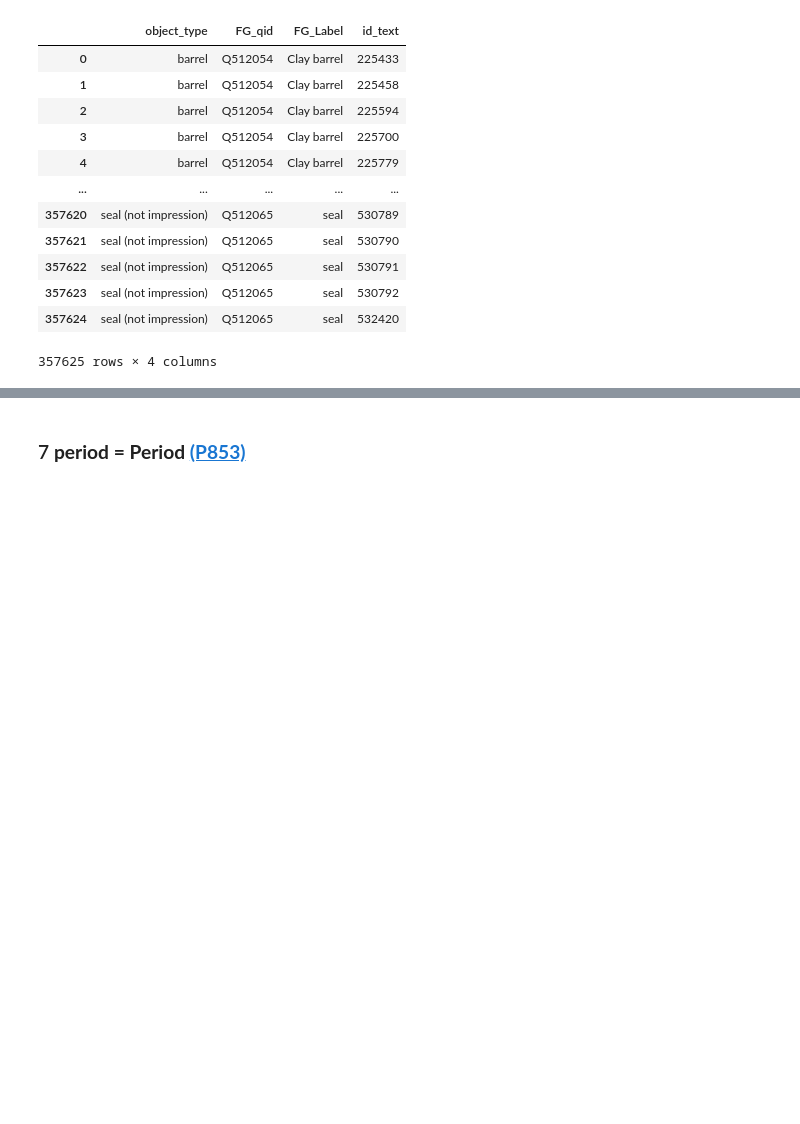
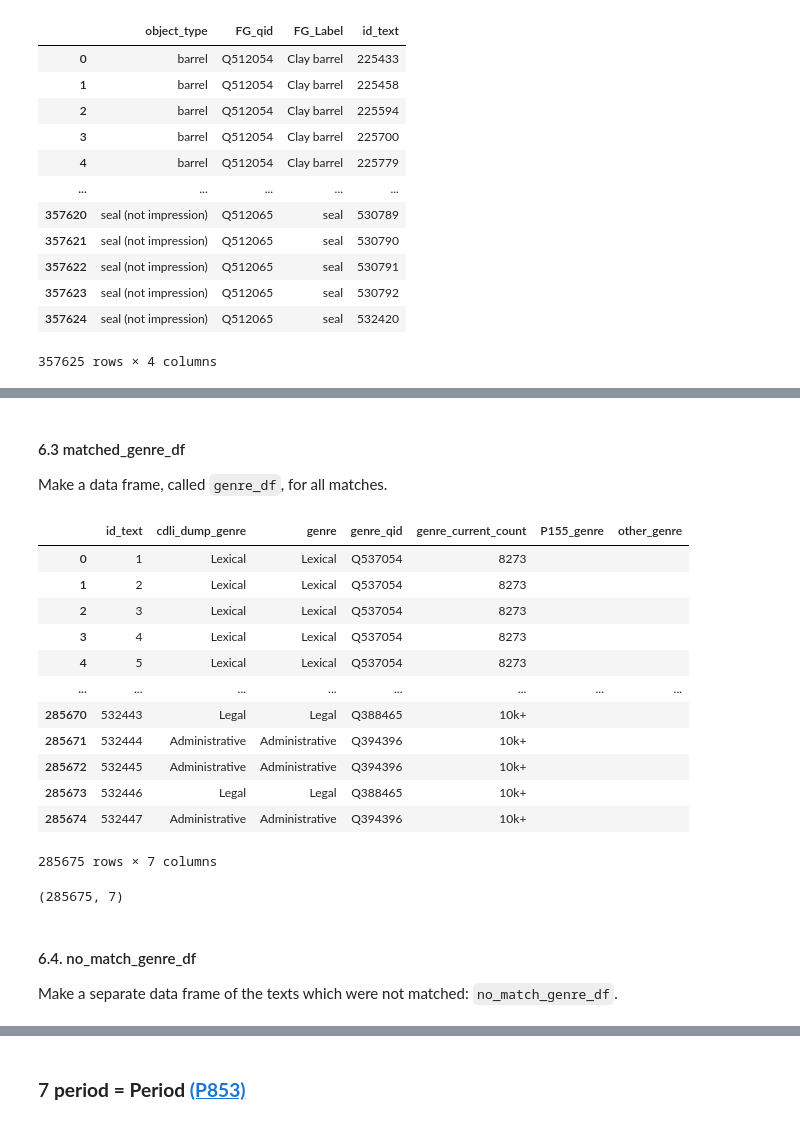
Before and after one commit to ancient-world-citation-analysis/CDLI2LoD, a Jupyter notebook: cdli_cat.ipynb, the cells around one changed output, grey strips where cells are left out. Drawn from its saved outputs; the diff is of its cells as text; code cells hidden in the pictures; blank space fills up the shorter version.

```diff
--- a/cdli_cat.ipynb
+++ b/cdli_cat.ipynb
@@ -1684,0 +1683,35 @@ no_genre_df
+# %%
+genre_url = 'https://github.com/ancient-world-citation-analysis/CDLI2LoD/blob/main/data/Genre%20-%20LOD%20Tablet%20Dictionary%20(FG%20Cuneiform).csv?raw=true'
+
+genre_reference = pd.read_csv(genre_url, sep = ',', header = 1) # use the second row as column name
+
+# fill na values with space
+genre_reference = genre_reference.fillna('')
+# rename the columns
+genre_reference.rename(columns={'Typeofwork': 'FG_qid'}, inplace=True)
+# remove entries without a FactGrid QID
+genre_reference = genre_reference[genre_reference['FG_qid'] != ''].reset_index(drop = True)
+# remove the question marks as we will deal with it later
+genre_reference['genre'] = genre_reference['cdli_genre'].map(lambda x: x.replace('?', '').rstrip())
+# drop duplicated rows
+genre_reference = genre_reference.drop_duplicates(subset=['genre'])
+# drop P155 and cdli_genre and reorder the dataframe
+genre_reference = genre_reference[['genre', 'FG_qid', 'FG_qid_2', 'FG_qid_3', 'current_count']]
+
+
+# for now, we will not consider the ones with multiple entires
+# so remove the ones with ; or , in the record
+genre_reference = genre_reference[[(';' not in i)&(',' not in i) for i in genre_reference['genre']]]
+# drop FG_qid_2 and 3
+genre_reference = genre_reference.drop(columns = ['FG_qid_2', 'FG_qid_3'])
+# reset_index
+genre_reference = genre_reference.reset_index(drop = True)
+
+# standardize format to prepare for the match
+genre_reference['genre'] = [g.capitalize() for g in genre_reference['genre']]
+# drop rows with typo
+genre_reference = genre_reference.drop([19, 20])
+# reset_index
+genre_reference = genre_reference.reset_index(drop = True)
+
+genre_reference
@@ -1684,0 +1836,29 @@ no_genre_df
+# %% [markdown]
+#### 6.3 matched_genre_df
+
+Make a data frame, called `genre_df`, for all matches.
+# %%
+matched_genre_df = genre_df[~genre_df.index.isin(no_match_indices_genre)].reset_index(drop = True)
+matched_genre_df
+# %% [output]
+|  | id_text | cdli_dump_genre | genre | genre_qid | genre_current_count | P155_genre | other_genre |
+| 0 | 1 | Lexical | Lexical | Q537054 | 8273 |  |  |
+| 1 | 2 | Lexical | Lexical | Q537054 | 8273 |  |  |
+| 2 | 3 | Lexical | Lexical | Q537054 | 8273 |  |  |
+| 3 | 4 | Lexical | Lexical | Q537054 | 8273 |  |  |
+| 4 | 5 | Lexical | Lexical | Q537054 | 8273 |  |  |
+| ... | ... | ... | ... | ... | ... | ... | ... |
+| 285670 | 532443 | Legal | Legal | Q388465 | 10k+ |  |  |
+| 285671 | 532444 | Administrative | Administrative | Q394396 | 10k+ |  |  |
+| 285672 | 532445 | Administrative | Administrative | Q394396 | 10k+ |  |  |
+| 285673 | 532446 | Legal | Legal | Q388465 | 10k+ |  |  |
+| 285674 | 532447 | Administrative | Administrative | Q394396 | 10k+ |  |  |
+285675 rows × 7 columns
+# %%
+matched_genre_df.shape
+# %% [output]
+(285675, 7)
+# %% [markdown]
+#### 6.4. no_match_genre_df
+
+Make a separate data frame of the texts which were not matched: `no_match_genre_df`.
```
Also changed, not shown: parts of 28 cells of this notebook.
